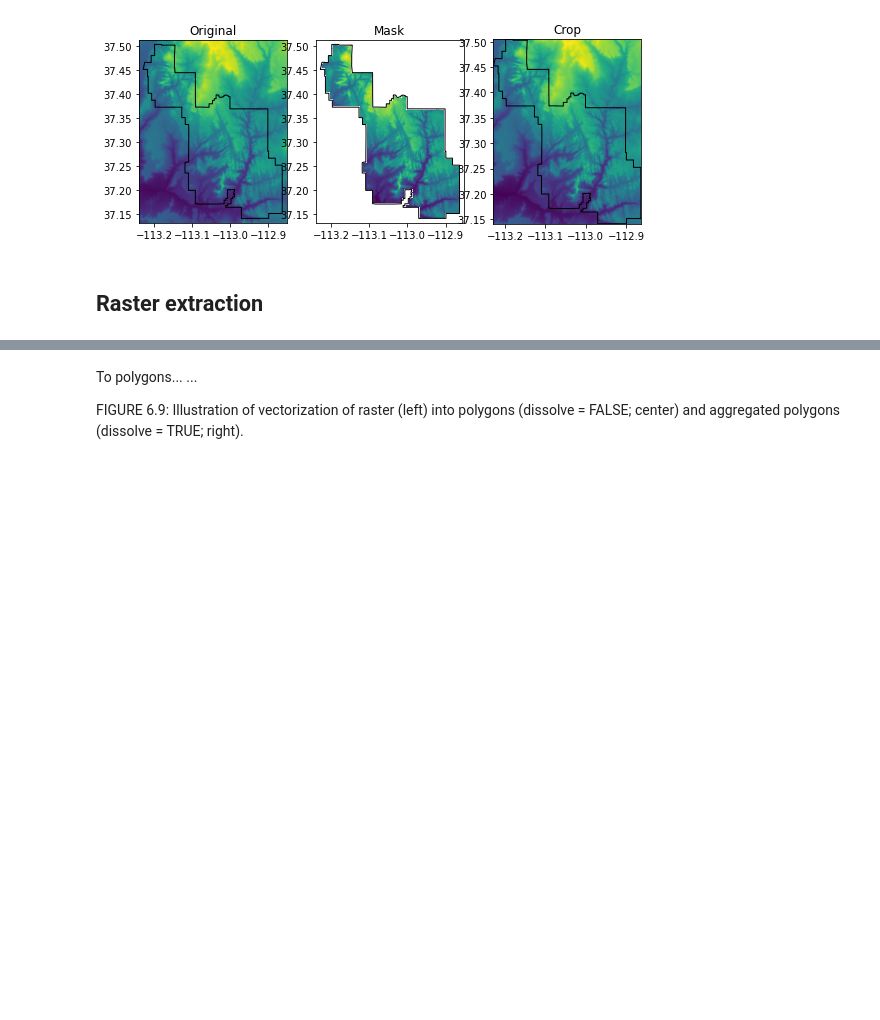
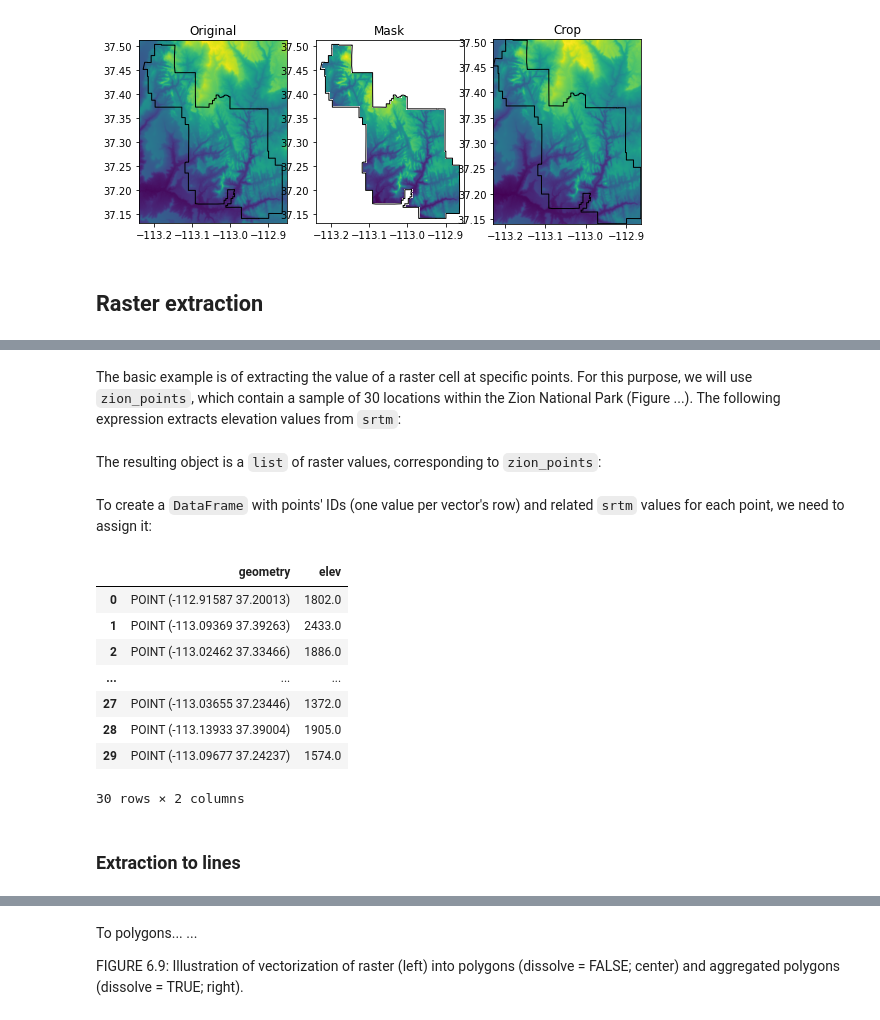
Before and after one commit to geocompx/geocompy, a Jupyter notebook: 06-raster-vector.ipynb, the cells around one changed output, grey strips where cells are left out. Cells and saved outputs as stored; diff of their text form; code cells hidden in the pictures; blank space fills up the shorter version.

Commit message:
extract to points/polygons

```diff
--- a/06-raster-vector.ipynb
+++ b/06-raster-vector.ipynb
@@ -165,0 +172,12 @@ The basic example is of extracting the value of a raster cell at specific points
+# %% [markdown]
+The basic example is of extracting the value of a raster cell at specific points. For this purpose, we will use `zion_points`, which contain a sample of 30 locations within the Zion National Park (Figure ...). The following expression extracts elevation values from `srtm`:
+# %%
+result = rasterstats.point_query(
+    zion_points,
+    src_srtm.read(1),
+    nodata = src_srtm.nodata,
+    affine = src_srtm.transform,
+    interpolate='nearest'
+)
+# %% [markdown]
+The resulting object is a `list` of raster values, corresponding to `zion_points`:
@@ -165,0 +186,17 @@ The basic example is of extracting the value of a raster cell at specific points
+# %% [markdown]
+To create a `DataFrame` with points' IDs (one value per vector's row) and related `srtm` values for each point, we need to assign it:
+# %%
+zion_points['elev'] = result
+zion_points
+# %% [output]
+|  | geometry | elev |
+| 0 | POINT (-112.91587 37.20013) | 1802.0 |
+| 1 | POINT (-113.09369 37.39263) | 2433.0 |
+| 2 | POINT (-113.02462 37.33466) | 1886.0 |
+| ... | ... | ... |
+| 27 | POINT (-113.03655 37.23446) | 1372.0 |
+| 28 | POINT (-113.13933 37.39004) | 1905.0 |
+| 29 | POINT (-113.09677 37.24237) | 1574.0 |
+30 rows × 2 columns
+# %% [markdown]
+### Extraction to lines
```
Also changed, not shown: parts of 15 cells of this notebook, 1 other file.
